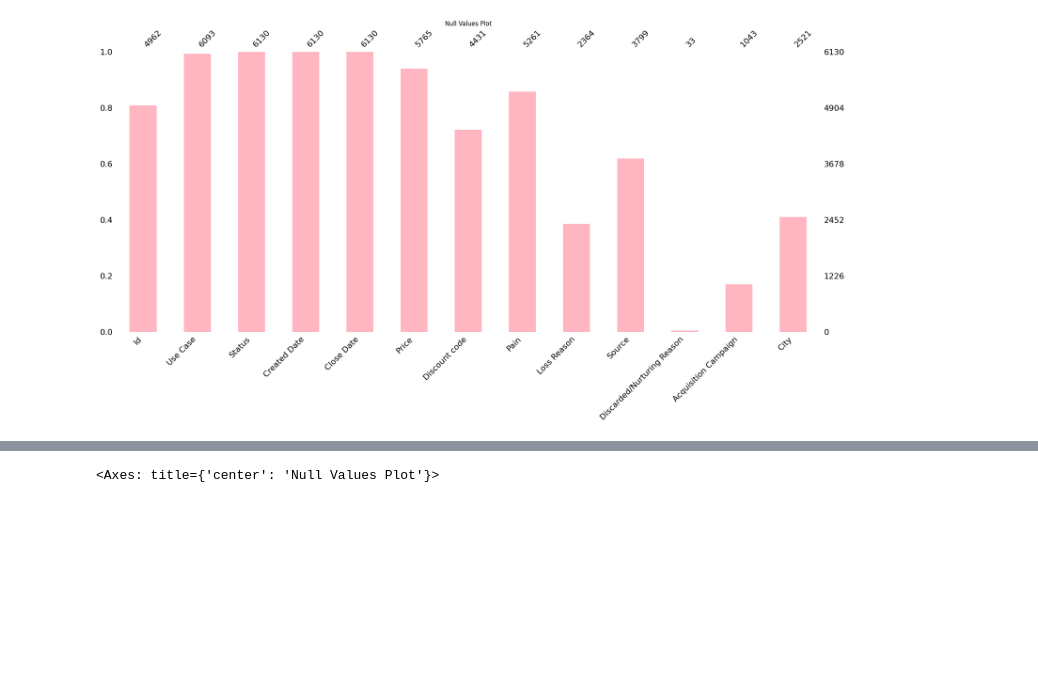
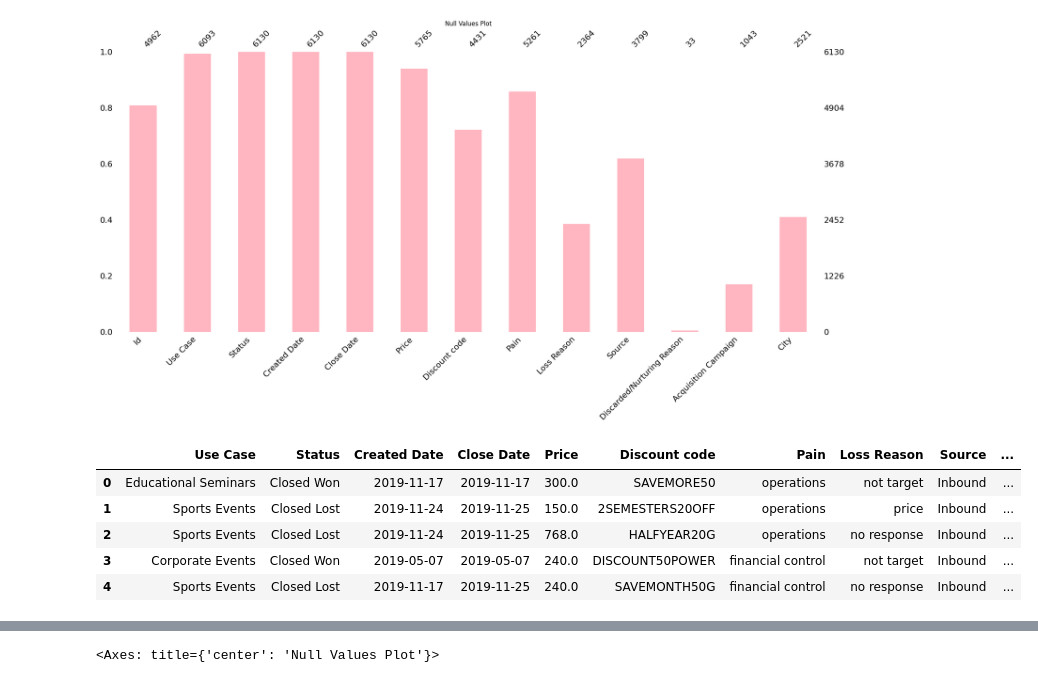
Before and after one commit to carolinajimenez/lead-scoring-model, a Jupyter notebook: notebooks/data_preprocessing.ipynb, the cells around one changed output, grey strips where cells are left out. Saved outputs shown, nothing was run; the diff lists cells and outputs as text; code cells hidden in the pictures; blank space fills up the shorter version.

```diff
--- a/notebooks/data_preprocessing.ipynb
+++ b/notebooks/data_preprocessing.ipynb
@@ -305,0 +305,9 @@ full_dataset_preprocessed['Loss Reason'].fillna(mode_closed_won, inplace=True)
+# %%
+full_dataset_preprocessed.head()
+# %% [output]
+|  | Use Case | Status | Created Date | Close Date | Price | Discount code | Pain | Loss Reason | Source | ... |
+| 0 | Educational Seminars | Closed Won | 2019-11-17 | 2019-11-17 | 300.0 | SAVEMORE50 | operations | not target | Inbound | ... |
+| 1 | Sports Events | Closed Lost | 2019-11-24 | 2019-11-25 | 150.0 | 2SEMESTERS20OFF | operations | price | Inbound | ... |
+| 2 | Sports Events | Closed Lost | 2019-11-24 | 2019-11-25 | 768.0 | HALFYEAR20G | operations | no response | Inbound | ... |
+| 3 | Corporate Events | Closed Won | 2019-05-07 | 2019-05-07 | 240.0 | DISCOUNT50POWER | financial control | not target | Inbound | ... |
+| 4 | Sports Events | Closed Lost | 2019-11-17 | 2019-11-25 | 240.0 | SAVEMONTH50G | financial control | no response | Inbound | ... |
```
Also changed, not shown: parts of 22 cells of this notebook, 9 other files.
